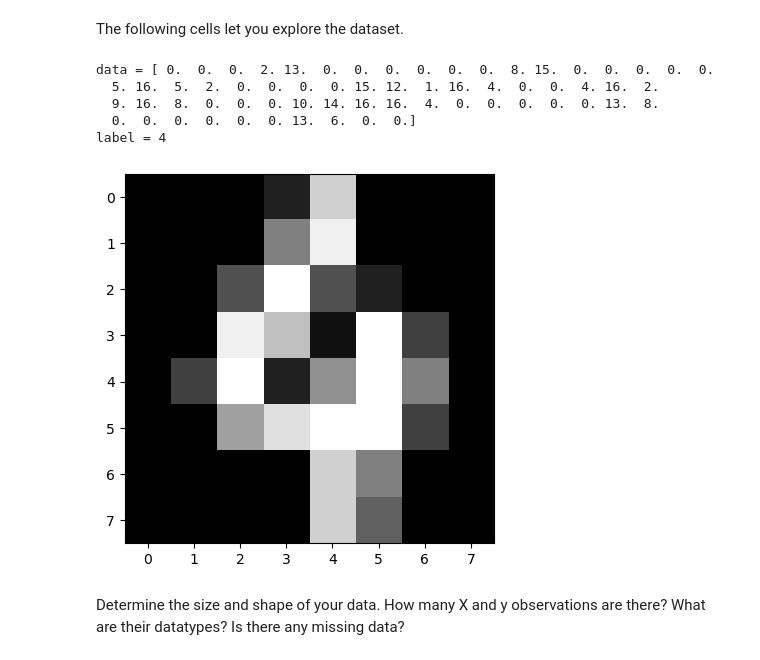
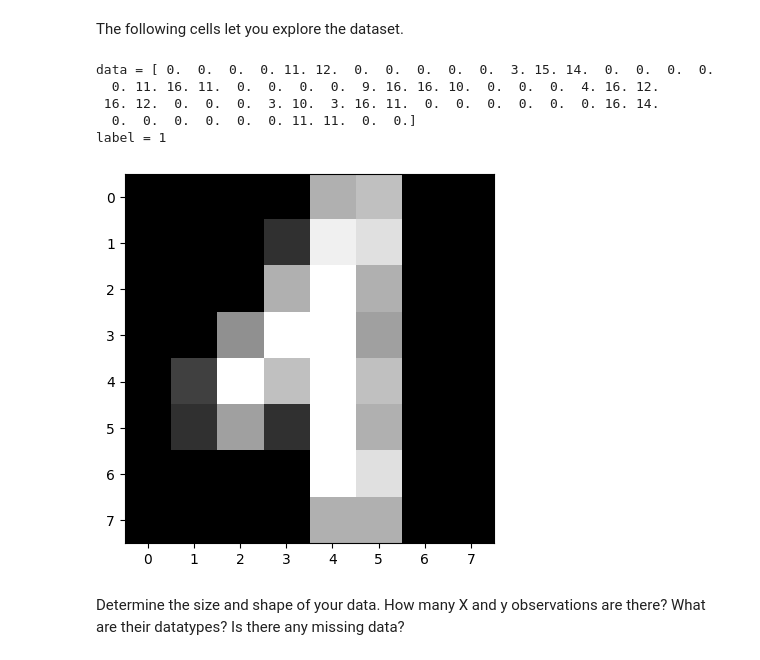
Before and after one commit to paderevski/ML-curriculum, a Jupyter notebook: notebooks/05-classification/digits-key.ipynb, the cells around one changed output. Cells and saved outputs as stored; diff of their text form; code cells hidden in the pictures.

```diff
--- a/notebooks/05-classification/digits-key.ipynb
+++ b/notebooks/05-classification/digits-key.ipynb
@@ -22,17 +22,17 @@ The following cells let you explore the dataset.
 # %%
 images = digits.images
 # %%
-k = 100 # change this
+k = 200 # change this
 plt.imshow(images[k], cmap='grey')
 print(f"data = {X[k]}")
 print(f"label = {y[k]}")
 # %% [output]
-data = [ 0.  0.  0.  2. 13.  0.  0.  0.  0.  0.  0.  8. 15.  0.  0.  0.  0.  0.
-  5. 16.  5.  2.  0.  0.  0.  0. 15. 12.  1. 16.  4.  0.  0.  4. 16.  2.
-  9. 16.  8.  0.  0.  0. 10. 14. 16. 16.  4.  0.  0.  0.  0.  0. 13.  8.
-  0.  0.  0.  0.  0.  0. 13.  6.  0.  0.]
-label = 4
+data = [ 0.  0.  0.  0. 11. 12.  0.  0.  0.  0.  0.  3. 15. 14.  0.  0.  0.  0.
+  0. 11. 16. 11.  0.  0.  0.  0.  9. 16. 16. 10.  0.  0.  0.  4. 16. 12.
+ 16. 12.  0.  0.  0.  3. 10.  3. 16. 11.  0.  0.  0.  0.  0.  0. 16. 14.
+  0.  0.  0.  0.  0.  0. 11. 11.  0.  0.]
+label = 1
-[figure, old version]
+[figure, new version]
 # %% [markdown]
 Determine the size and shape of your data. How many X and y observations are there? What are their datatypes? Is there any missing data?
 # %%
```
Also changed, not shown: parts of 6 cells of this notebook, 1 other file.
